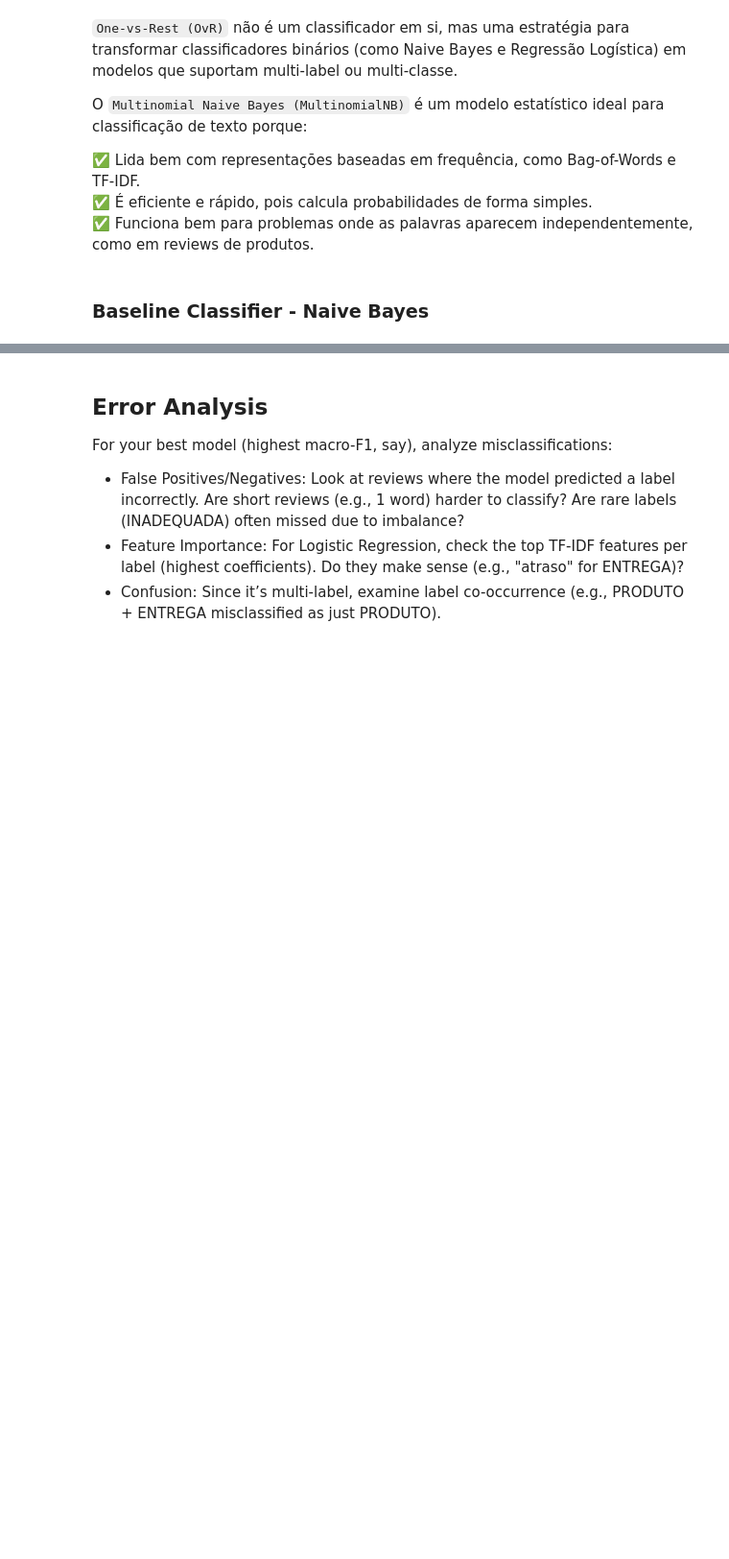
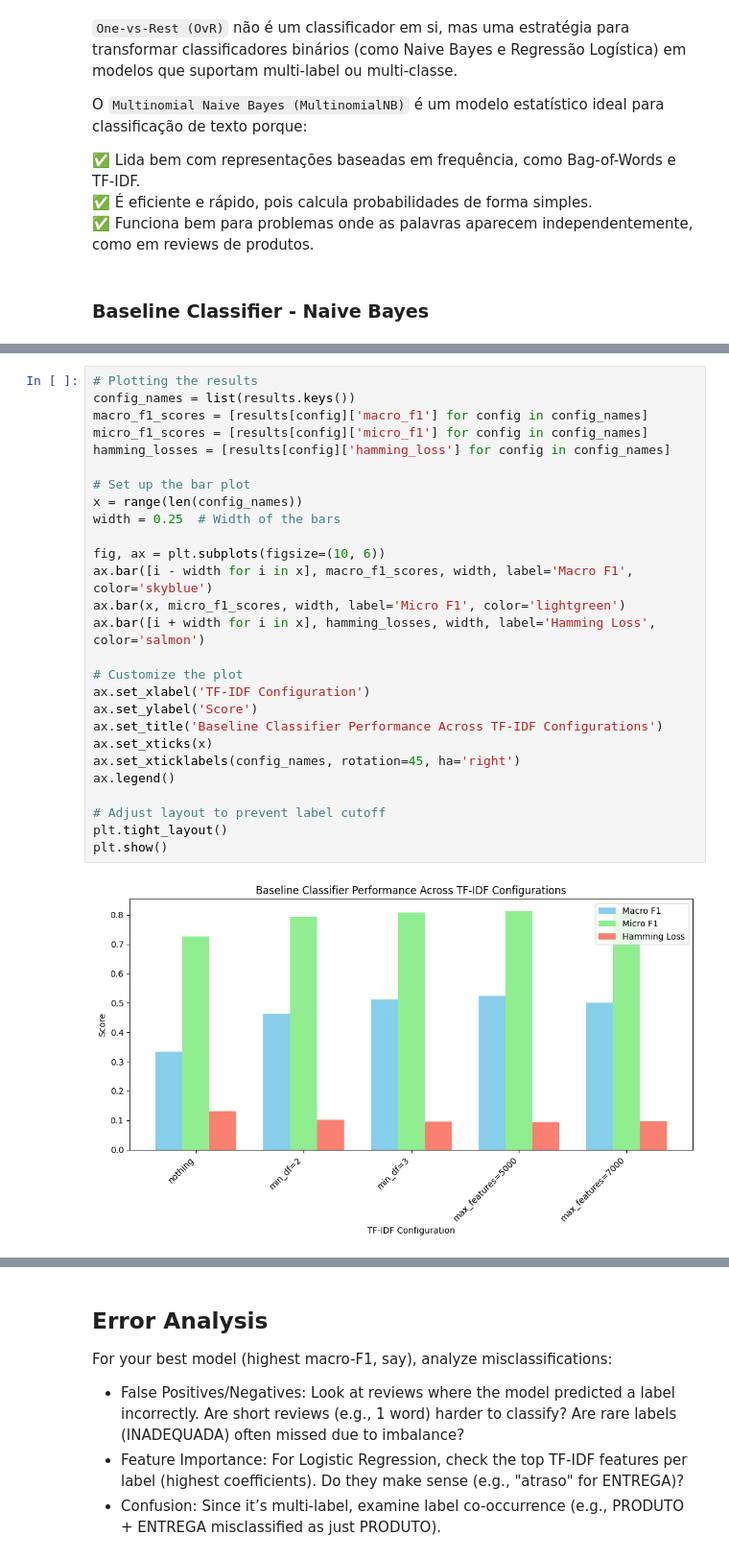
Before and after one commit to martapereira0/NLP-Text_Classification, a Jupyter notebook: main.ipynb, the cells around one changed output, grey strips where cells are left out. Shown at 96% size. Saved outputs shown, nothing was run; the diff lists cells and outputs as text; blank space fills up the shorter version.

```diff
--- a/main.ipynb
+++ b/main.ipynb
@@ -608,0 +687,29 @@ baseline_clf = OneVsRestClassifier(MultinomialNB())
+# %%
+# Plotting the results
+config_names = list(results.keys())
+macro_f1_scores = [results[config]['macro_f1'] for config in config_names]
+micro_f1_scores = [results[config]['micro_f1'] for config in config_names]
+hamming_losses = [results[config]['hamming_loss'] for config in config_names]
+
+# Set up the bar plot
+x = range(len(config_names))
+width = 0.25  # Width of the bars
+
+fig, ax = plt.subplots(figsize=(10, 6))
+ax.bar([i - width for i in x], macro_f1_scores, width, label='Macro F1', color='skyblue')
+ax.bar(x, micro_f1_scores, width, label='Micro F1', color='lightgreen')
+ax.bar([i + width for i in x], hamming_losses, width, label='Hamming Loss', color='salmon')
+
+# Customize the plot
+ax.set_xlabel('TF-IDF Configuration')
+ax.set_ylabel('Score')
+ax.set_title('Baseline Classifier Performance Across TF-IDF Configurations')
+ax.set_xticks(x)
+ax.set_xticklabels(config_names, rotation=45, ha='right')
+ax.legend()
+
+# Adjust layout to prevent label cutoff
+plt.tight_layout()
+plt.show()
+# %% [output]
+[figure, added]
```
Also changed, not shown: parts of 40 cells of this notebook, 1 other file.
